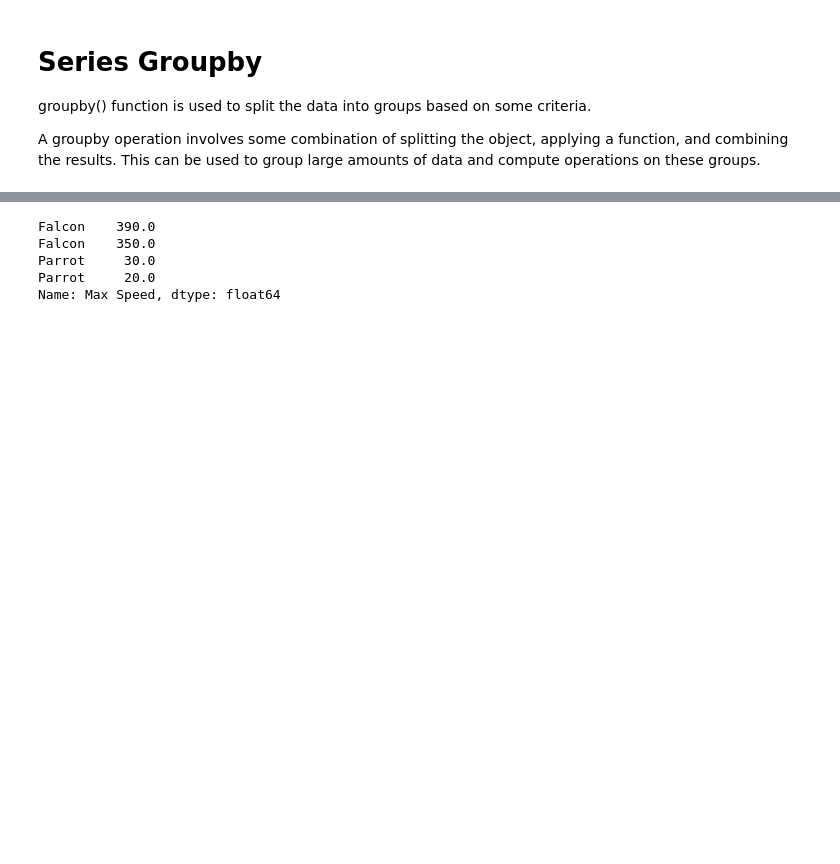
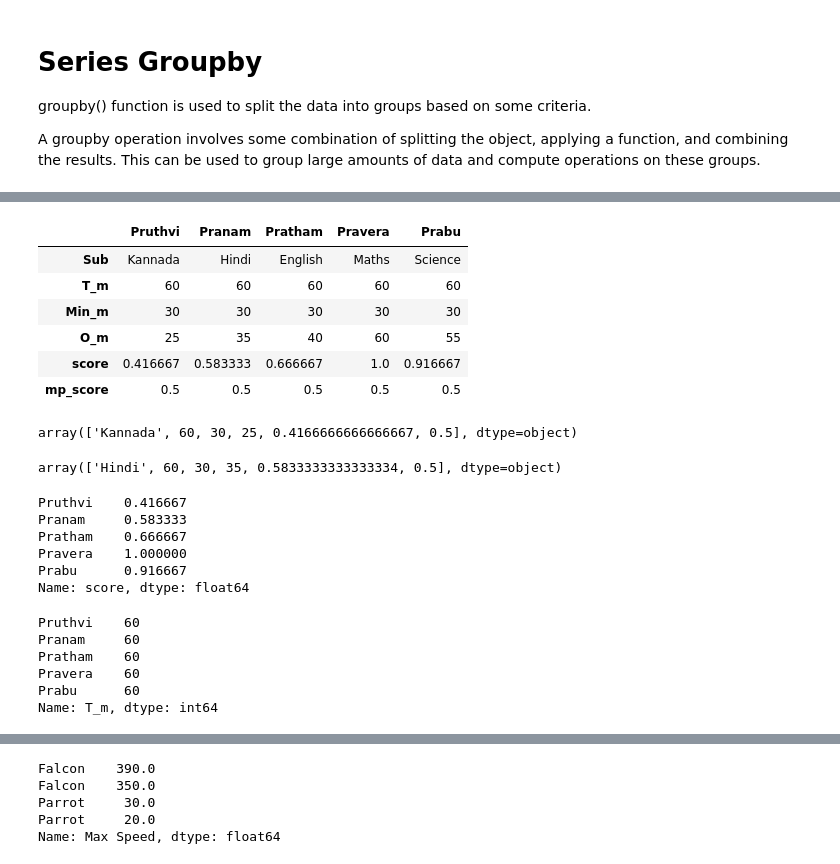
Before and after one commit to juck30808/juck30808, a Jupyter notebook: Pandas-Groupby(Series).ipynb, the cells around one changed output, grey strips where cells are left out. Saved outputs shown, nothing was run; the diff lists cells and outputs as text; code cells hidden in the pictures; blank space fills up the shorter version.

```diff
--- a/Pandas-Groupby(Series).ipynb
+++ b/Pandas-Groupby(Series).ipynb
@@ -5,0 +157,36 @@ A groupby operation involves some combination of splitting the object, applying
+# %%
+students_d.T
+# %% [output]
+|  | Pruthvi | Pranam | Pratham | Pravera | Prabu |
+| Sub | Kannada | Hindi | English | Maths | Science |
+| T_m | 60 | 60 | 60 | 60 | 60 |
+| Min_m | 30 | 30 | 30 | 30 | 30 |
+| O_m | 25 | 35 | 40 | 60 | 55 |
+| score | 0.416667 | 0.583333 | 0.666667 | 1.0 | 0.916667 |
+| mp_score | 0.5 | 0.5 | 0.5 | 0.5 | 0.5 |
+# %%
+students_d.values[0]
+# %% [output]
+array(['Kannada', 60, 30, 25, 0.4166666666666667, 0.5], dtype=object)
+# %%
+students_d.values[1]
+# %% [output]
+array(['Hindi', 60, 30, 35, 0.5833333333333334, 0.5], dtype=object)
+# %%
+students_d['score']
+# %% [output]
+Pruthvi    0.416667
+Pranam     0.583333
+Pratham    0.666667
+Pravera    1.000000
+Prabu      0.916667
+Name: score, dtype: float64
+# %%
+students_d['T_m']
+# %% [output]
+Pruthvi    60
+Pranam     60
+Pratham    60
+Pravera    60
+Prabu      60
+Name: T_m, dtype: int64
```
Also changed, not shown: parts of 35 cells of this notebook, 8 other files.
